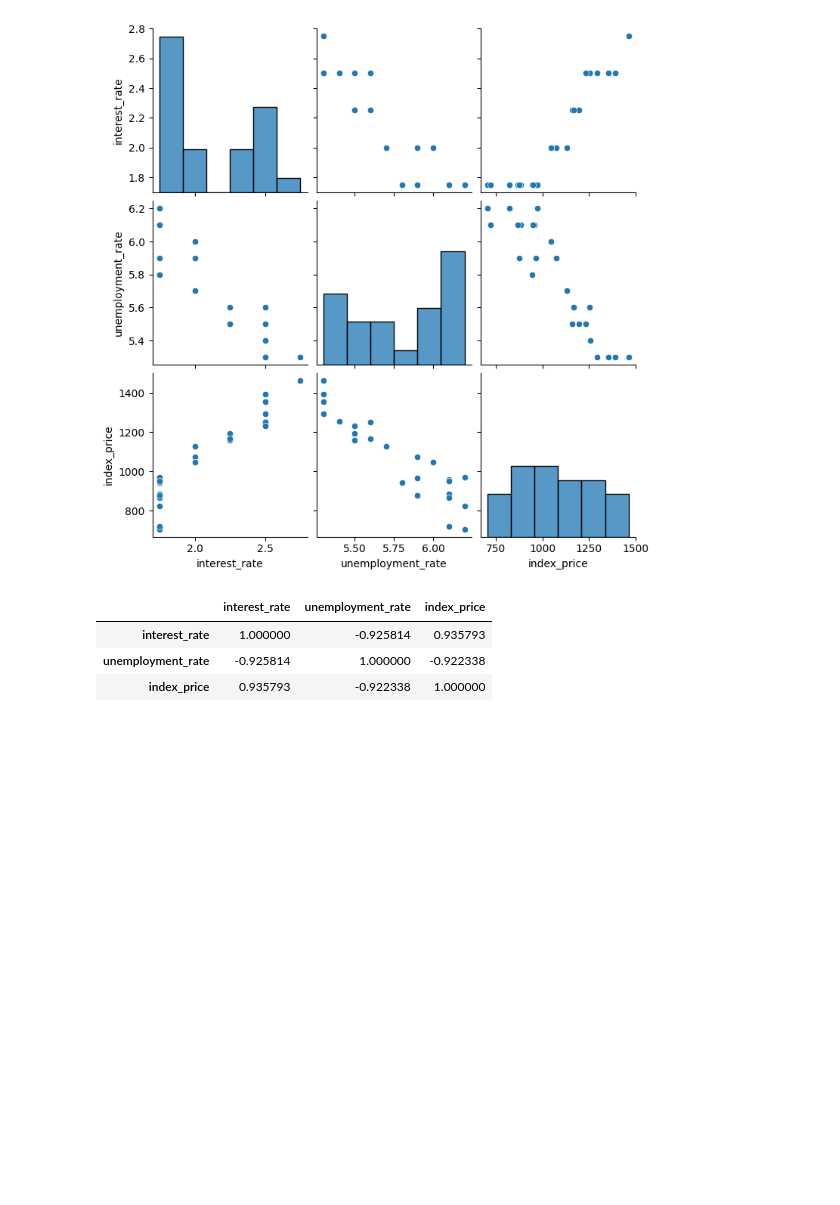
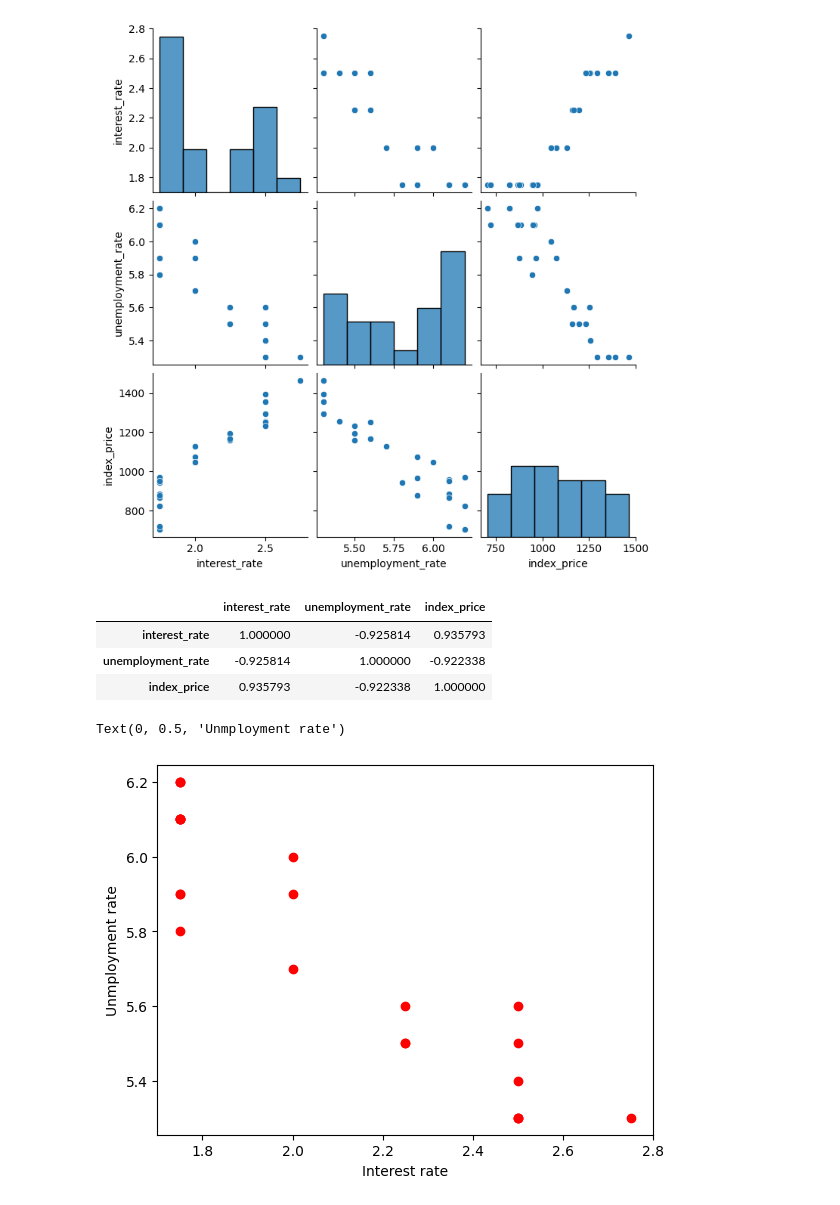
Before and after one commit to Namir50/Data-Science-Machine-learning-tutorial, a Jupyter notebook: Linear Regression/multiple_linear_regression.ipynb, the cells around one changed output. Cells and saved outputs as stored; diff of their text form; code cells hidden in the pictures; blank space fills up the shorter version.

```diff
--- a/Linear Regression/multiple_linear_regression.ipynb
+++ b/Linear Regression/multiple_linear_regression.ipynb
@@ -68,3 +69,11 @@ df.corr()
 | interest_rate | 1.000000 | -0.925814 | 0.935793 |
 | unemployment_rate | -0.925814 | 1.000000 | -0.922338 |
 | index_price | 0.935793 | -0.922338 | 1.000000 |
+# %%
+plt.scatter(df['interest_rate'],df['unemployment_rate'],color = 'r')
+plt.xlabel('Interest rate')
+plt.ylabel('Unemployment rate')
+#This will have negative correlation
+# %% [output]
+Text(0, 0.5, 'Unmployment rate')
+[figure, added]
```
Also changed, not shown: parts of 7 cells of this notebook.
